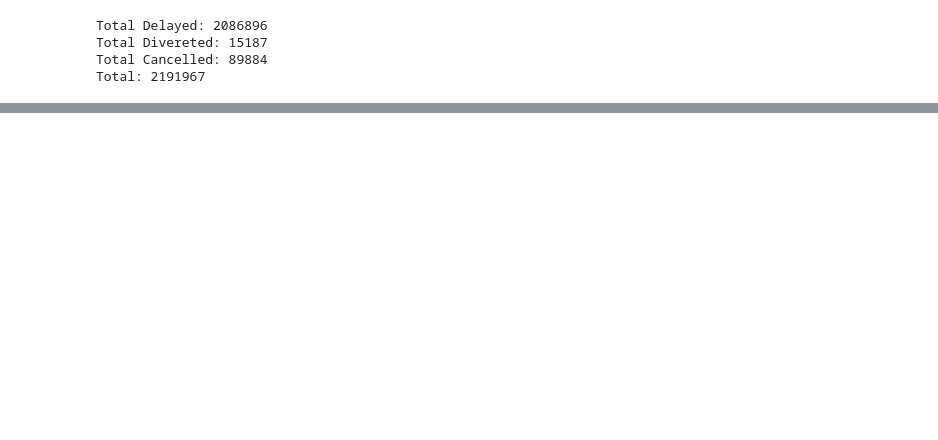
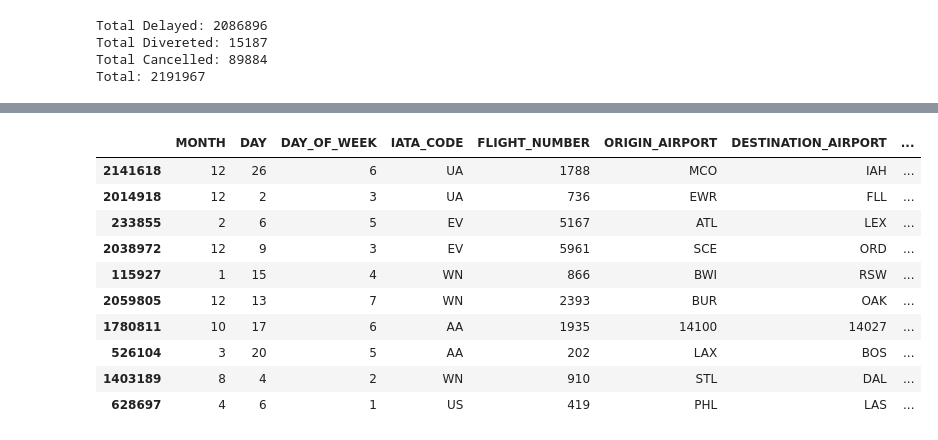
Before and after one commit to Code-charm/DataScienceCapstone1, a Jupyter notebook: Capstone2_DataWraggling.ipynb, the cells around one changed output, grey strips where cells are left out. Saved outputs shown, nothing was run; the diff lists cells and outputs as text; code cells hidden in the pictures; blank space fills up the shorter version.

```diff
--- a/Capstone2_DataWraggling.ipynb
+++ b/Capstone2_DataWraggling.ipynb
@@ -204,0 +123,5 @@ memory usage: 200.7+ MB
+# %%
+# Delete rows irrelevant to the investigation.
+
+irrelevant = ['DEPARTURE_DELAY', 'TAXI_OUT', 'WHEELS_OFF', 'ELAPSED_TIME', 'SCHEDULED_TIME', 'AIR_TIME', 'DISTANCE', 'WHEELS_ON', 'TAXI_IN']
+df_flight = df_flight[df_flight.columns[~df_flight.columns.isin(irrelevant)]]
@@ -204,0 +162,6 @@ memory usage: 200.7+ MB
+# %%
+# The 3 columns with NaN values are nice to have, but not absolutely necessary for the
+# investigation.  We can use scheduled departure time for the purpose of the investigation.
+# Therefore, we don't actually need these 3 columns.
+
+df_flight = df_flight.drop(['TAIL_NUMBER', 'DEPARTURE_TIME', 'ARRIVAL_TIME'], axis=1)
@@ -236,2 +211,4 @@ print(df_flight.iloc[[1556755, 1556756]])
+# %%
+df_flight = df_flight.drop(['index_origin'], axis=1)
 # %%
 # Add 'ORIGIN_AIRPORT' and 'ORIGIN_STATE' to df by left joining df_airport with df.
@@ -322,0 +297,14 @@ dtype: int64
+# %%
+df.sample(10)
+# %% [output]
+|  | MONTH | DAY | DAY_OF_WEEK | IATA_CODE | FLIGHT_NUMBER | ORIGIN_AIRPORT | DESTINATION_AIRPORT | ... |
+| 2141618 | 12 | 26 | 6 | UA | 1788 | MCO | IAH | ... |
+| 2014918 | 12 | 2 | 3 | UA | 736 | EWR | FLL | ... |
+| 233855 | 2 | 6 | 5 | EV | 5167 | ATL | LEX | ... |
+| 2038972 | 12 | 9 | 3 | EV | 5961 | SCE | ORD | ... |
+| 115927 | 1 | 15 | 4 | WN | 866 | BWI | RSW | ... |
+| 2059805 | 12 | 13 | 7 | WN | 2393 | BUR | OAK | ... |
+| 1780811 | 10 | 17 | 6 | AA | 1935 | 14100 | 14027 | ... |
+| 526104 | 3 | 20 | 5 | AA | 202 | LAX | BOS | ... |
+| 1403189 | 8 | 4 | 2 | WN | 910 | STL | DAL | ... |
+| 628697 | 4 | 6 | 1 | US | 419 | PHL | LAS | ... |
```
Also changed, not shown: parts of 32 cells of this notebook.
